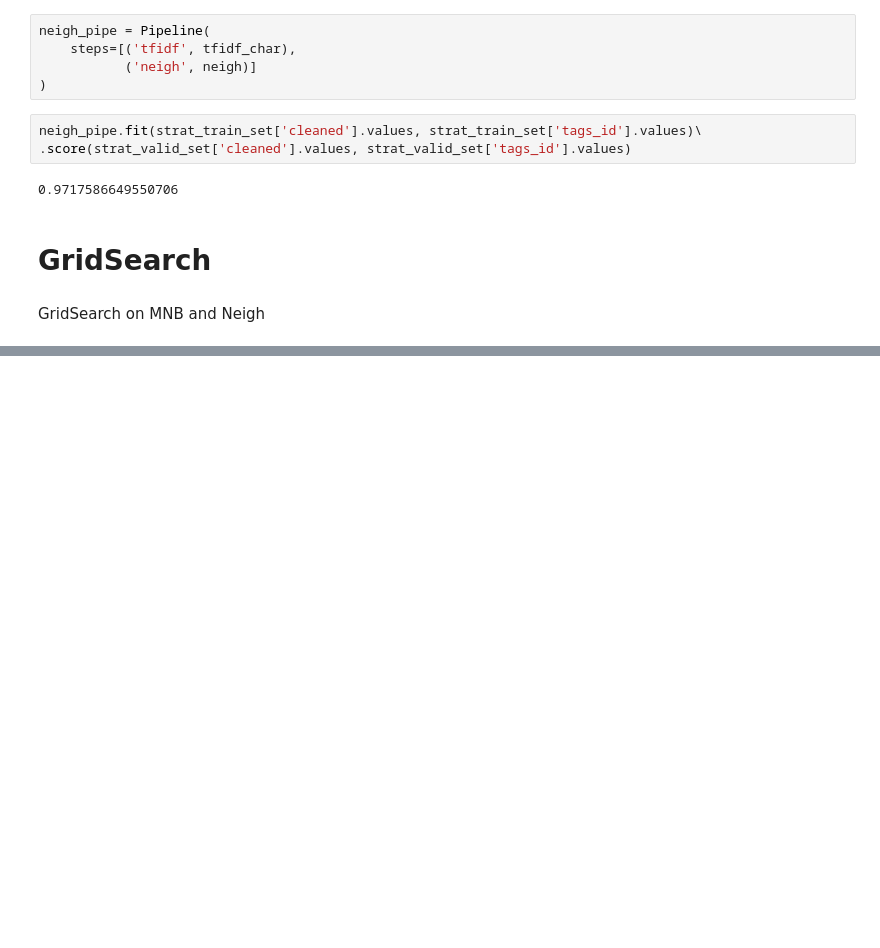
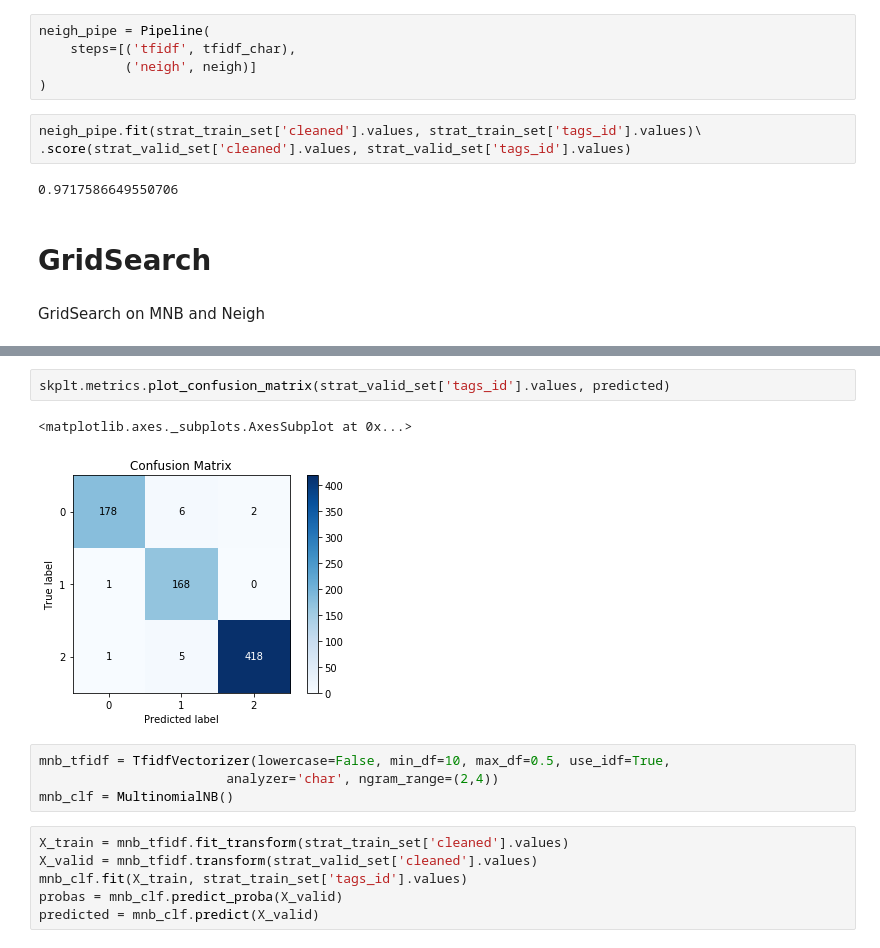
Before and after one commit to clara-codes/chinese-text-classification, a Jupyter notebook: Text Classification/Text Classification by Naive Bayes.ipynb, the cells around one changed output, grey strips where cells are left out. Saved outputs shown, nothing was run; the diff lists cells and outputs as text; blank space fills up the shorter version.

```diff
--- a/Text Classification/Text Classification by Naive Bayes.ipynb
+++ b/Text Classification/Text Classification by Naive Bayes.ipynb
@@ -194,0 +263,15 @@ KeyboardInterrupt:
+# %%
+skplt.metrics.plot_confusion_matrix(strat_valid_set['tags_id'].values, predicted)
+# %% [output]
+<matplotlib.axes._subplots.AxesSubplot at 0x...>
+[figure, added]
+# %%
+mnb_tfidf = TfidfVectorizer(lowercase=False, min_df=10, max_df=0.5, use_idf=True,
+                        analyzer='char', ngram_range=(2,4))
+mnb_clf = MultinomialNB()
+# %%
+X_train = mnb_tfidf.fit_transform(strat_train_set['cleaned'].values)
+X_valid = mnb_tfidf.transform(strat_valid_set['cleaned'].values)
+mnb_clf.fit(X_train, strat_train_set['tags_id'].values)
+probas = mnb_clf.predict_proba(X_valid)
+predicted = mnb_clf.predict(X_valid)
```
Also changed, not shown: parts of 19 cells of this notebook, 4 other files.
